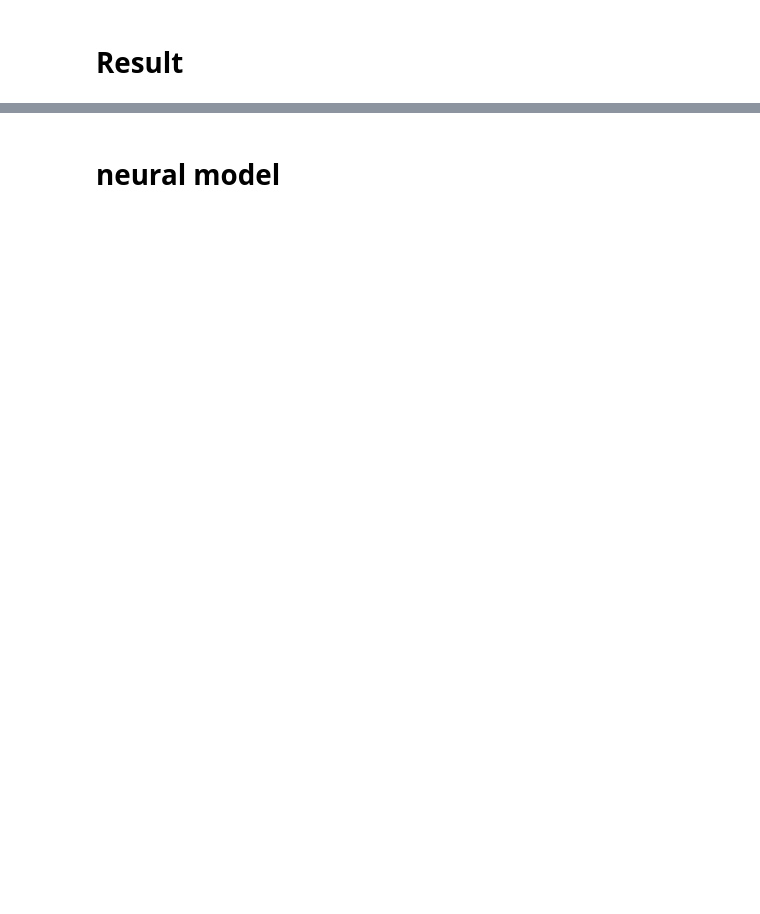
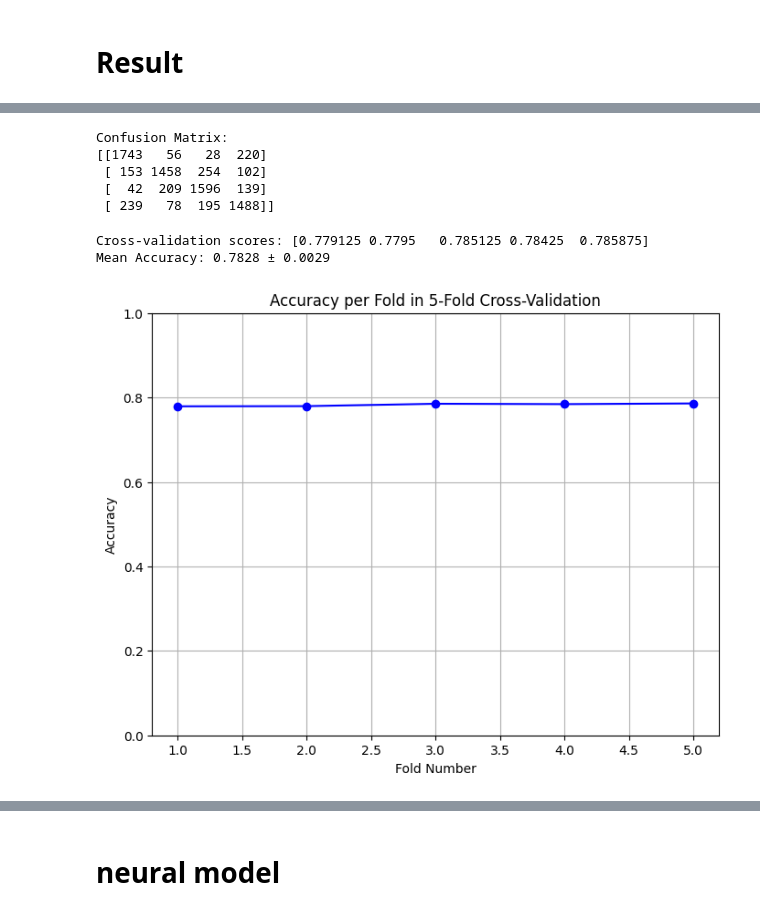
Before and after one commit to Rasika666/master_reseach, a Jupyter notebook: analysis/h1/svm.ipynb, the cells around one changed output, grey strips where cells are left out. Drawn from its saved outputs; the diff is of its cells as text; code cells hidden in the pictures; blank space fills up the shorter version.

```diff
--- a/analysis/h1/svm.ipynb
+++ b/analysis/h1/svm.ipynb
@@ -83,7 +89,7 @@ print(original.shape)
 # %% [markdown]
 # testing correlation heat maps
 # %%
-# f_original, t_original, Zxx_original = signal.stft(original, fs=20e6, nperseg=fft_size, noverlap=fft_overlap)
+f_original, t_original, Zxx_original = signal.stft(original, fs=20e6, nperseg=fft_size, noverlap=fft_overlap)
 # Zxx_original = Zxx_original[:num_samp_per_class]
 # mag = np.abs(Zxx_original)  # Shape: (frequency_bins, time_bins)
 
@@ -208,9 +230,40 @@ X_train, X_test, y_train, y_test = train_test_split(X, y, test_size=0.1, random_
 # %%
-# from sklearn.metrics import confusion_matrix
+from sklearn.metrics import confusion_matrix
 
-# # Compute confusion matrix
-# cm = confusion_matrix(y_test, y_pred)
+# Compute confusion matrix
+cm = confusion_matrix(y_test, y_pred)
 
-# print("Confusion Matrix:")
-# print(cm)
+print("Confusion Matrix:")
+print(cm)
+# %% [output]
+Confusion Matrix:
+[[1743   56   28  220]
+ [ 153 1458  254  102]
+ [  42  209 1596  139]
+ [ 239   78  195 1488]]
+# %%
+clf = SVC()
+n_folds = 5
+skf = StratifiedKFold(n_splits=n_folds, shuffle=True, random_state=42)
+
+# Perform cross-validation
+cv_scores = cross_val_score(clf, X, y, cv=skf, scoring="accuracy")
+
+# Print results
+print(f"Cross-validation scores: {cv_scores}")
+print(f"Mean Accuracy: {cv_scores.mean():.4f} ± {cv_scores.std():.4f}")
+# %% [output]
+Cross-validation scores: [0.779125 0.7795   0.785125 0.78425  0.785875]
+Mean Accuracy: 0.7828 ± 0.0029
+# %%
+plt.figure(figsize=(8,6))
+plt.plot(range(1, n_folds+1), cv_scores, marker='o', linestyle='-', color='blue')
+plt.title(f"Accuracy per Fold in {n_folds}-Fold Cross-Validation")
+plt.xlabel("Fold Number")
+plt.ylabel("Accuracy")
+plt.ylim(0, 1)  # Accuracy range (0 to 1)
+plt.grid(True)
+plt.show()
+# %% [output]
+[figure, added]
 # %%
```
Also changed, not shown: parts of 25 cells of this notebook, 10 other files.
